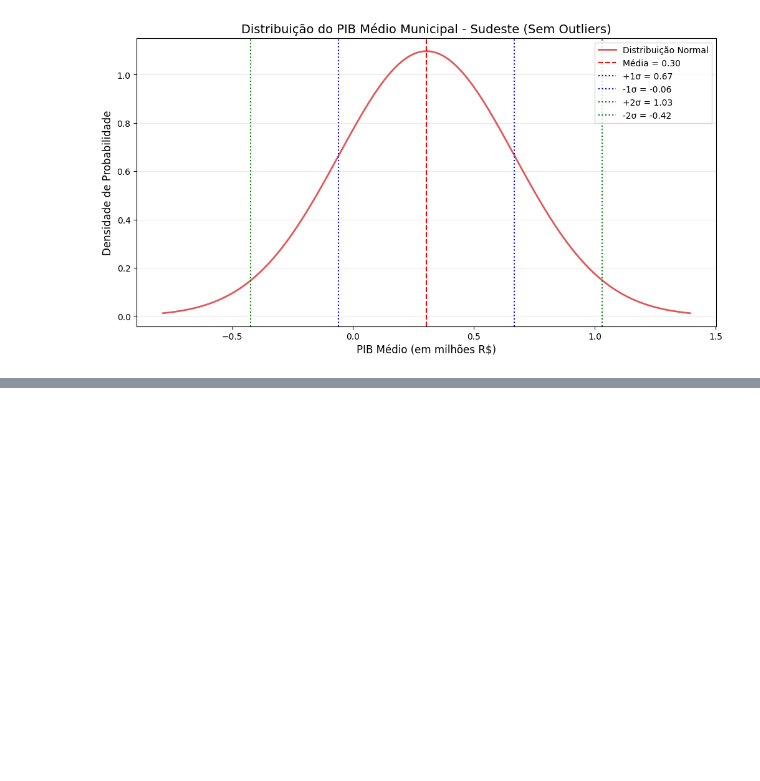
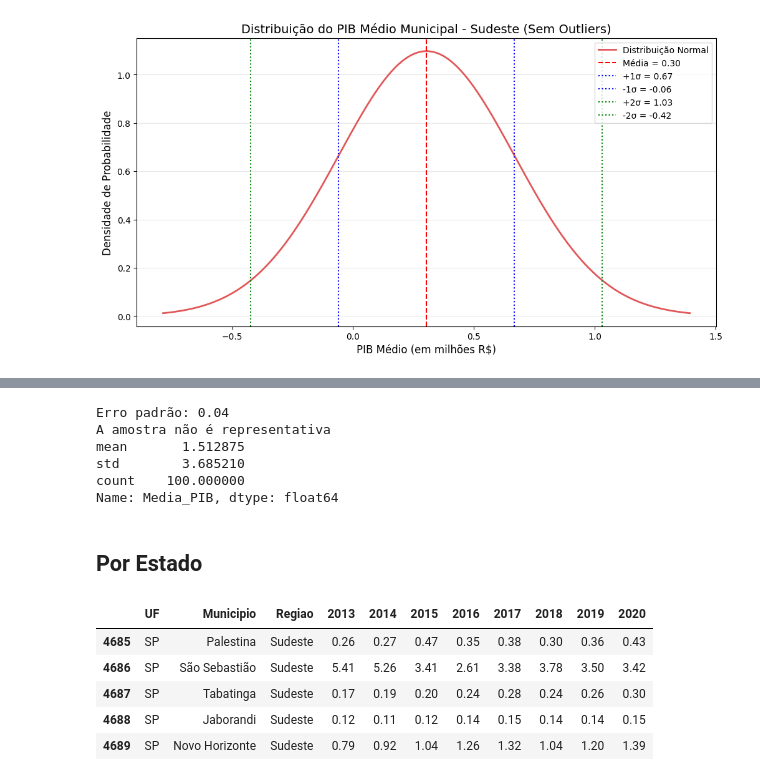
Before and after one commit to anaC-Fernandes/ProjetoDados, a Jupyter notebook: Notebooks/Dataset_Crise.ipynb, the cells around one changed output, grey strips where cells are left out. Saved outputs shown, nothing was run; the diff lists cells and outputs as text; code cells hidden in the pictures; blank space fills up the shorter version.

Commit message:
add amostra por UF

```diff
--- a/Notebooks/Dataset_Crise.ipynb
+++ b/Notebooks/Dataset_Crise.ipynb
@@ -761,0 +707,45 @@ plt.show()
+# %%
+# Supondo que 'df_sudeste_sem_outliers' já está definido
+estatisticas_sudeste = amostra_sudeste['Media_PIB'].agg(['mean', 'std', 'count'])
+
+erro_padrao = estatisticas['std'] / (100**(1/2))
+print(f"Erro padrão: {erro_padrao:.2f}")
+
+if ((estatisticas_sudeste['mean'] >= (estatisticas['mean'] - 2*erro_padrao)) and (estatisticas_sudeste['mean'] <= (estatisticas['mean'] + 2*erro_padrao))):
+    print("A amostra é representativa")
+else:
+    print("A amostra não é representativa")
+
+print(estatisticas_sudeste)
+# %% [output]
+Erro padrão: 0.04
+A amostra não é representativa
+mean       1.512875
+std        3.685210
+count    100.000000
+Name: Media_PIB, dtype: float64
+# %% [markdown]
+## **Por Estado**
+# %%
+# Dicionário para as tabelas
+municipios_por_uf = {}
+
+# Pegar todas as regiões únicas
+estados = dados_crise['UF'].unique()
+
+for estado in estados:
+    municipios_por_uf[estado] = dados_crise[dados_crise['UF'] == estado]
+
+for estado in estados:
+    tabela = dados_crise[dados_crise['UF'] == estado].copy()
+    tabela[year_cols] = (tabela[year_cols] / 1_000_000).round(2)  # Converte para milhões e arredonda
+    municipios_por_uf[estado] = tabela
+
+municipios_por_uf['SP'].head()
+# %% [output]
+|  | UF | Municipio | Regiao | 2013 | 2014 | 2015 | 2016 | 2017 | 2018 | 2019 | 2020 |
+| 4685 | SP | Palestina | Sudeste | 0.26 | 0.27 | 0.47 | 0.35 | 0.38 | 0.30 | 0.36 | 0.43 |
+| 4686 | SP | São Sebastião | Sudeste | 5.41 | 5.26 | 3.41 | 2.61 | 3.38 | 3.78 | 3.50 | 3.42 |
+| 4687 | SP | Tabatinga | Sudeste | 0.17 | 0.19 | 0.20 | 0.24 | 0.28 | 0.24 | 0.26 | 0.30 |
+| 4688 | SP | Jaborandi | Sudeste | 0.12 | 0.11 | 0.12 | 0.14 | 0.15 | 0.14 | 0.14 | 0.15 |
+| 4689 | SP | Novo Horizonte | Sudeste | 0.79 | 0.92 | 1.04 | 1.26 | 1.32 | 1.04 | 1.20 | 1.39 |
```
Also changed, not shown: parts of 10 cells of this notebook.
